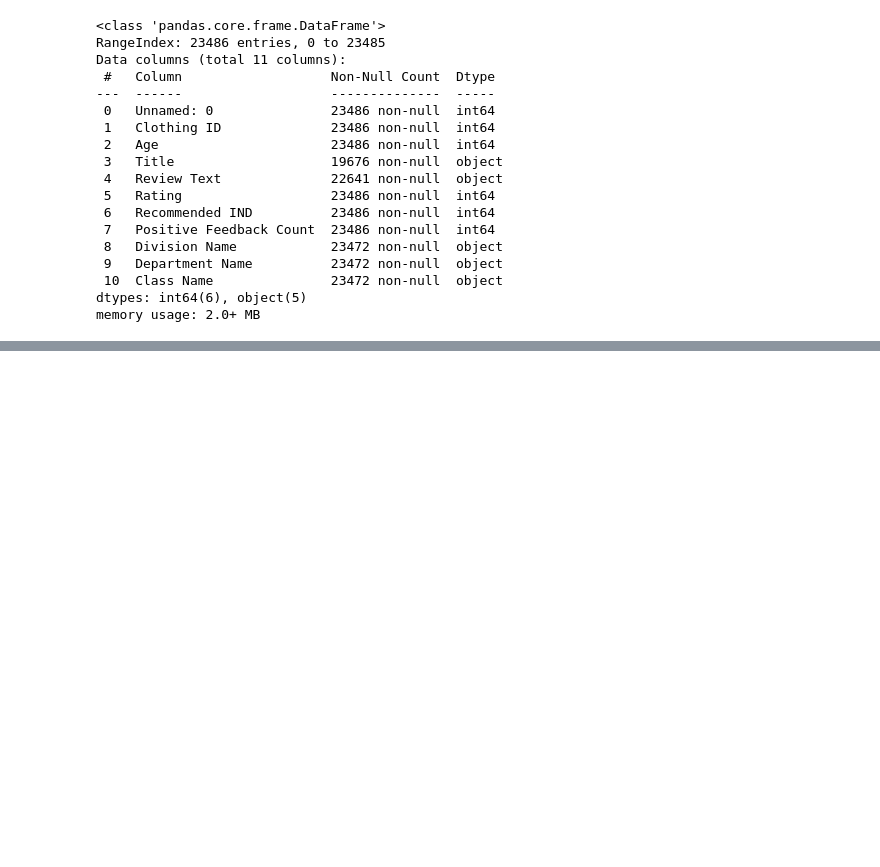
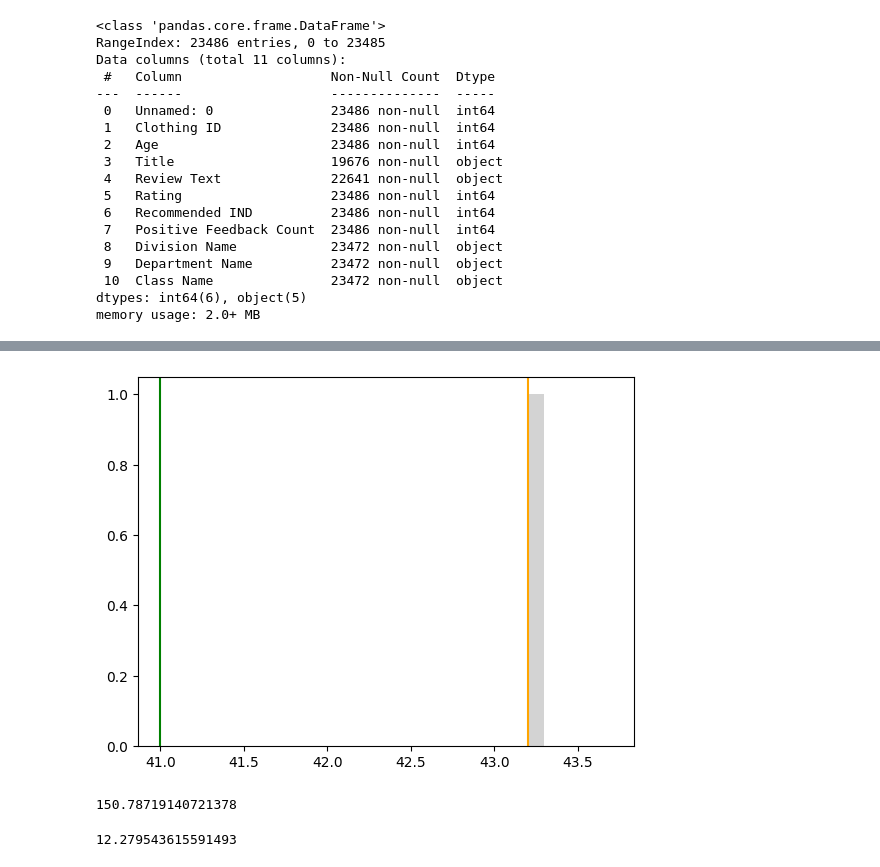
Before and after one commit to clothesstore024/Cloth-shop, a Jupyter notebook: cloth_shop.ipynb, the cells around one changed output, grey strips where cells are left out. Saved outputs shown, nothing was run; the diff lists cells and outputs as text; code cells hidden in the pictures; blank space fills up the shorter version.

```diff
--- a/cloth_shop.ipynb
+++ b/cloth_shop.ipynb
@@ -67,0 +91,19 @@ sns.pairplot(df.head(20)
+# %%
+median = np.median(df['Age'])
+# %%
+fig, ax = plt.subplots()
+plt.axvline(mean, color='orange')
+plt.axvline(median, color='green')
+_ = plt.hist(mean, color = 'lightgray')
+# %% [output]
+[figure, added]
+# %%
+varianse  = df['Age'].var()
+varianse
+# %% [output]
+150.78719140721378
+# %%
+sigma = df['Age'].std()
+sigma
+# %% [output]
+12.279543615591493
```
Also changed, not shown: parts of 9 cells of this notebook.
